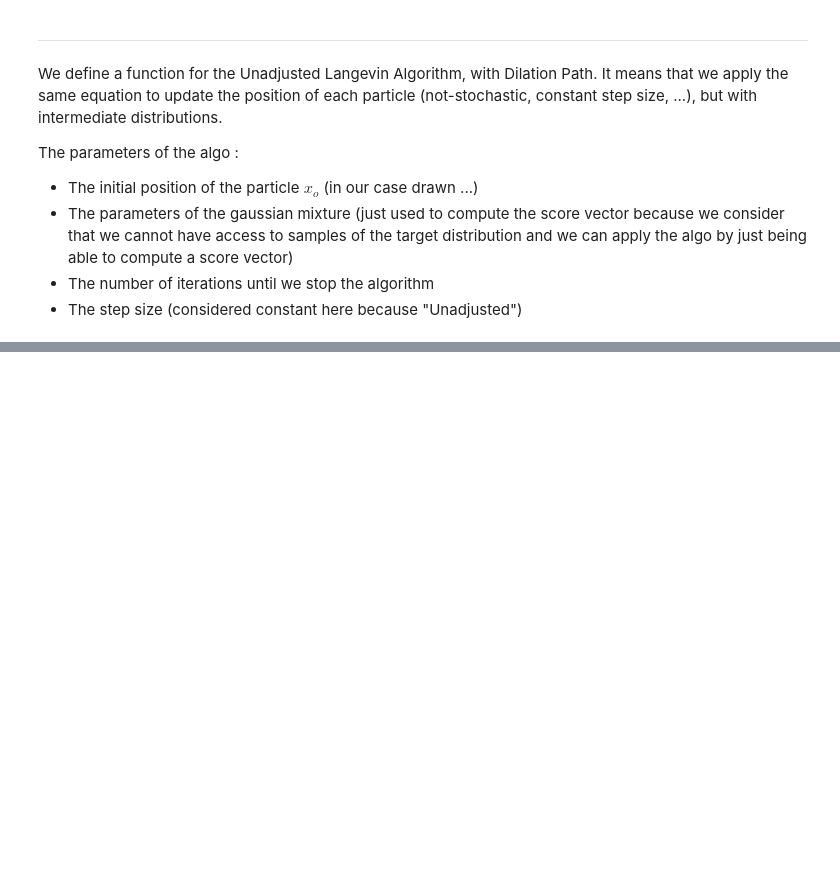
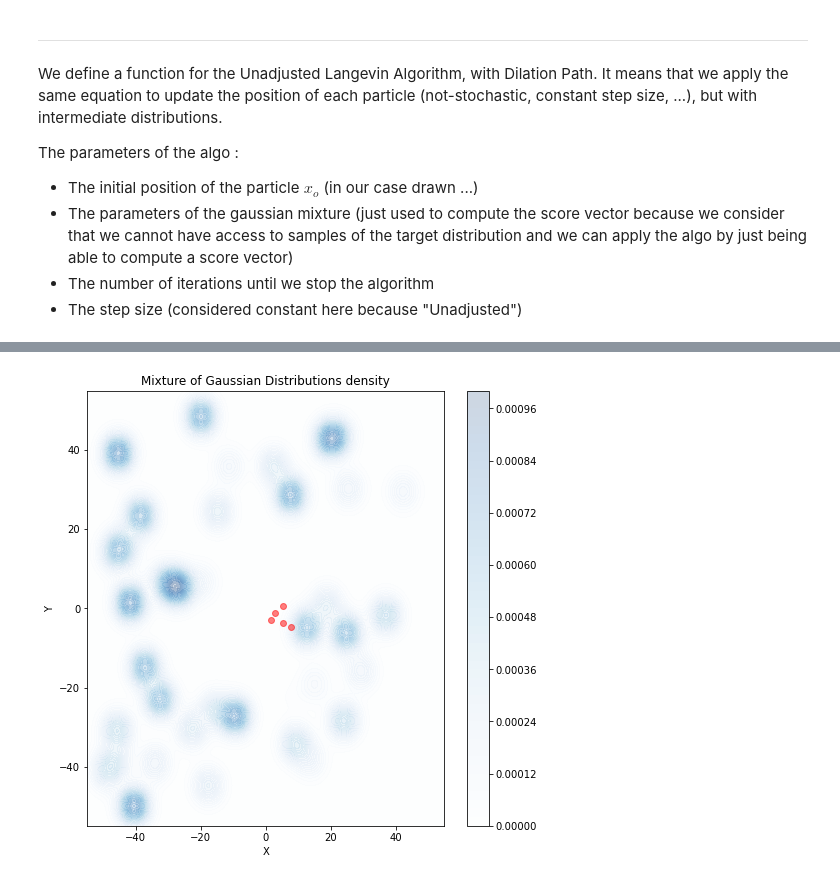
Before and after one commit to PyTomSss/Research_Project-Imperial_College, a Jupyter notebook: Dilation_path_experiment.ipynb, the cells around one changed output, grey strips where cells are left out. Drawn from its saved outputs; the diff is of its cells as text; code cells hidden in the pictures; blank space fills up the shorter version.

```diff
--- a/Dilation_path_experiment.ipynb
+++ b/Dilation_path_experiment.ipynb
@@ -474,0 +608,4 @@ generate_multimodal(centers, covariances, weights, np.array(x_result))
+# %%
+plot_ULA_geom(nb_particles, step, nb_iter, weights, centers, covariances)
+# %% [output]
+[figure, added]
```
Also changed, not shown: parts of 21 cells of this notebook, 1 other file.
